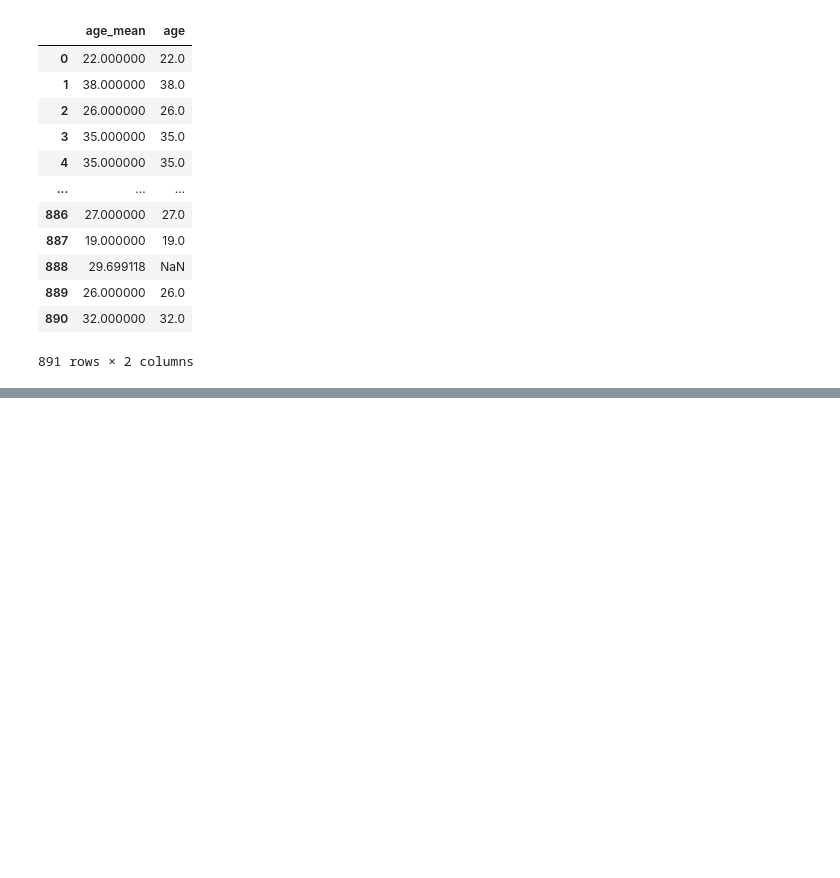
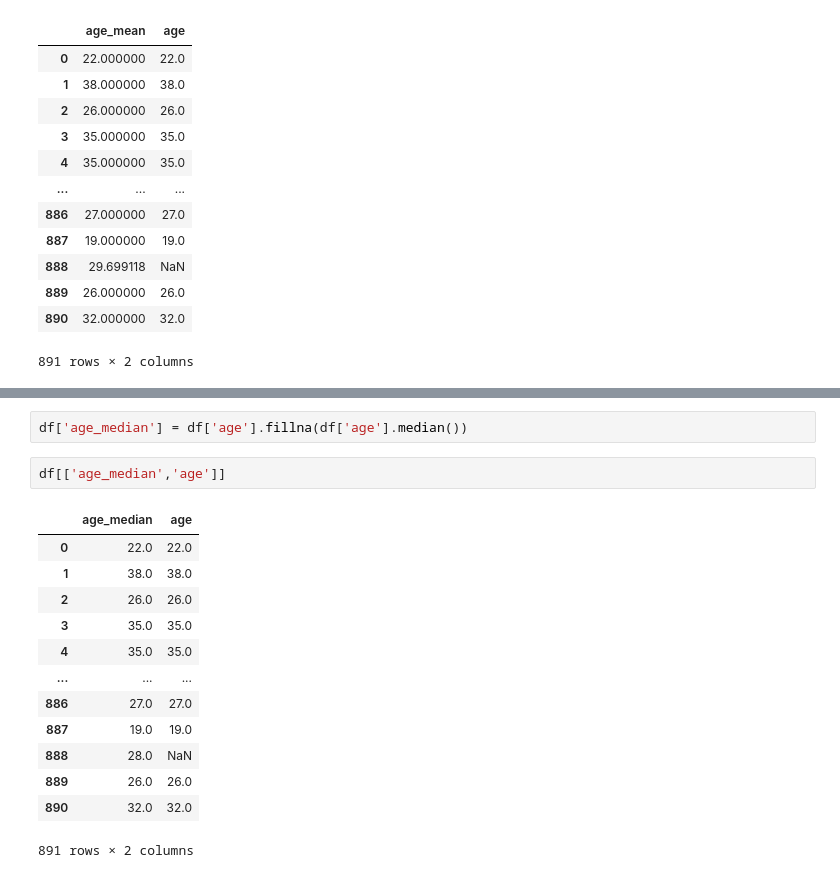
Before and after one commit to Namir50/Data-Science-Machine-learning-tutorial, a Jupyter notebook: Feature Engineering/Handling_missing_values.ipynb, the cells around one changed output, grey strips where cells are left out. Saved outputs shown, nothing was run; the diff lists cells and outputs as text; blank space fills up the shorter version.

```diff
--- a/Feature Engineering/Handling_missing_values.ipynb
+++ b/Feature Engineering/Handling_missing_values.ipynb
@@ -95,0 +103,18 @@ df[['age_mean','age']]
+# %%
+df['age_median'] = df['age'].fillna(df['age'].median())
+# %%
+df[['age_median','age']]
+# %% [output]
+|  | age_median | age |
+| 0 | 22.0 | 22.0 |
+| 1 | 38.0 | 38.0 |
+| 2 | 26.0 | 26.0 |
+| 3 | 35.0 | 35.0 |
+| 4 | 35.0 | 35.0 |
+| ... | ... | ... |
+| 886 | 27.0 | 27.0 |
+| 887 | 19.0 | 19.0 |
+| 888 | 28.0 | NaN |
+| 889 | 26.0 | 26.0 |
+| 890 | 32.0 | 32.0 |
+891 rows × 2 columns
```
Also changed, not shown: parts of 2 cells of this notebook.
